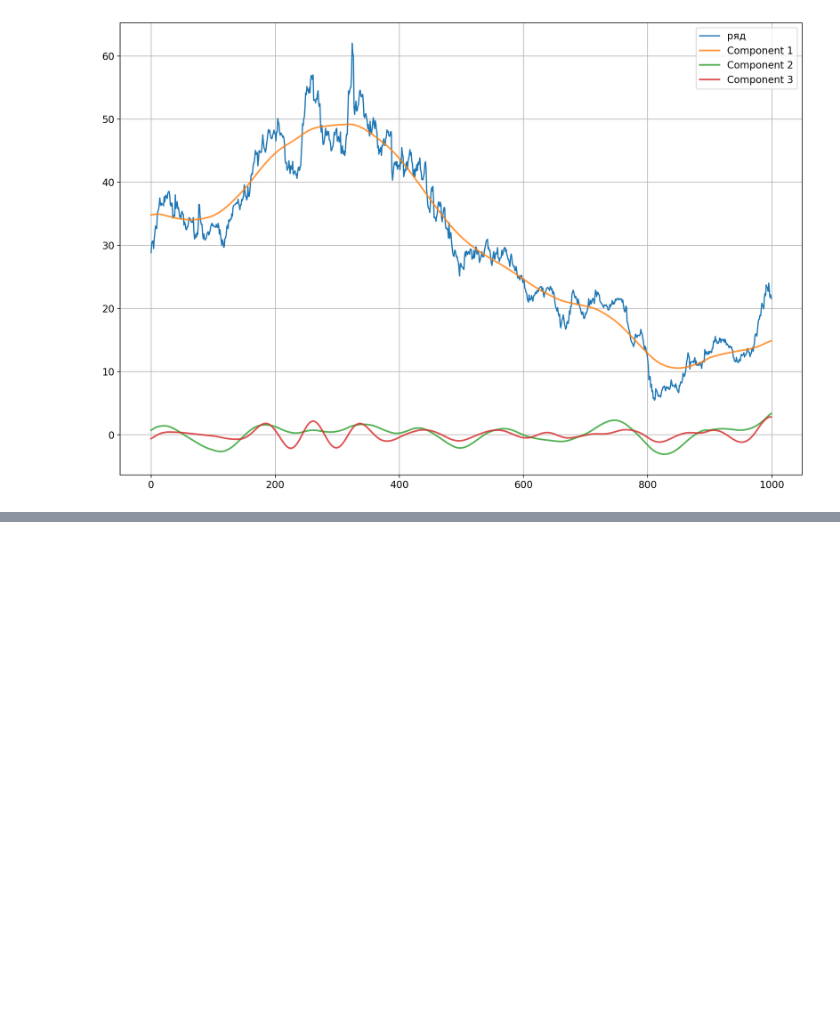
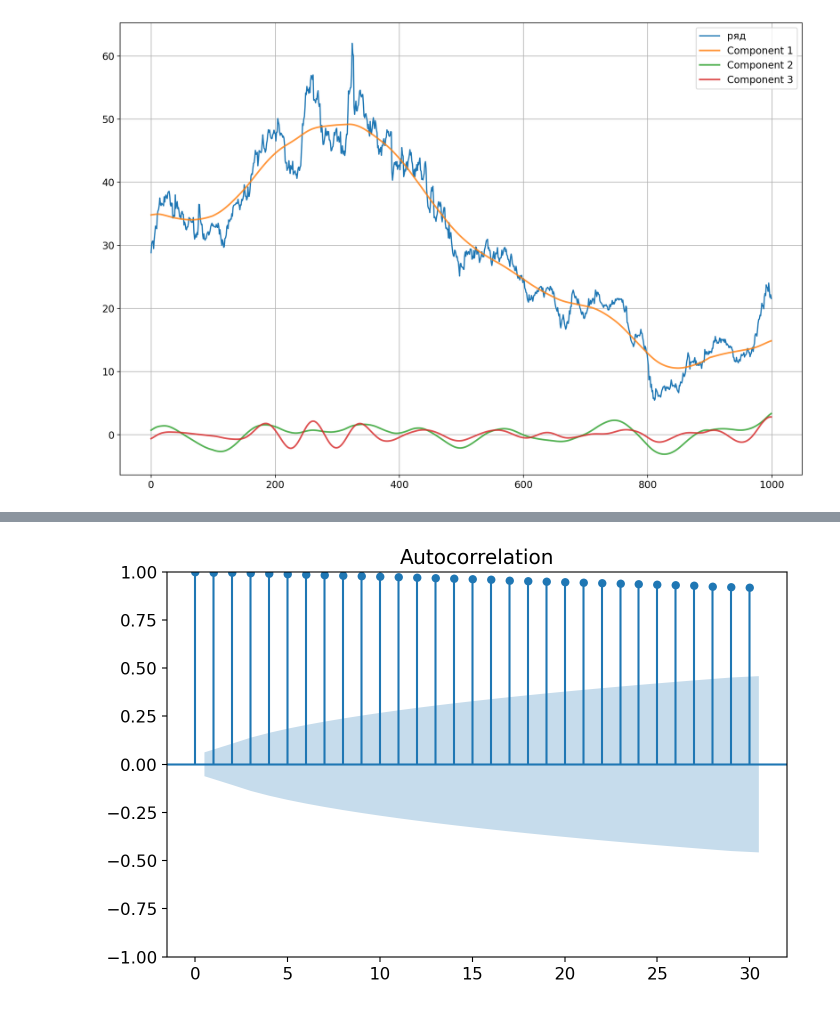
Before and after one commit to Anthony-Cov/MatObes, a Jupyter notebook: Gorshkov/лр3.ipynb, the cells around one changed output, grey strips where cells are left out. Saved outputs shown, nothing was run; the diff lists cells and outputs as text; code cells hidden in the pictures; blank space fills up the shorter version.

```diff
--- a/Gorshkov/лр3.ipynb
+++ b/Gorshkov/лр3.ipynb
@@ -124,0 +132,5 @@ Calculating optimal reconstruction orders
+# %%
+plot_acf(df2['close'].values)
+plt.show()
+# %% [output]
+[figure, added]
```
Also changed, not shown: parts of 2 cells of this notebook.
